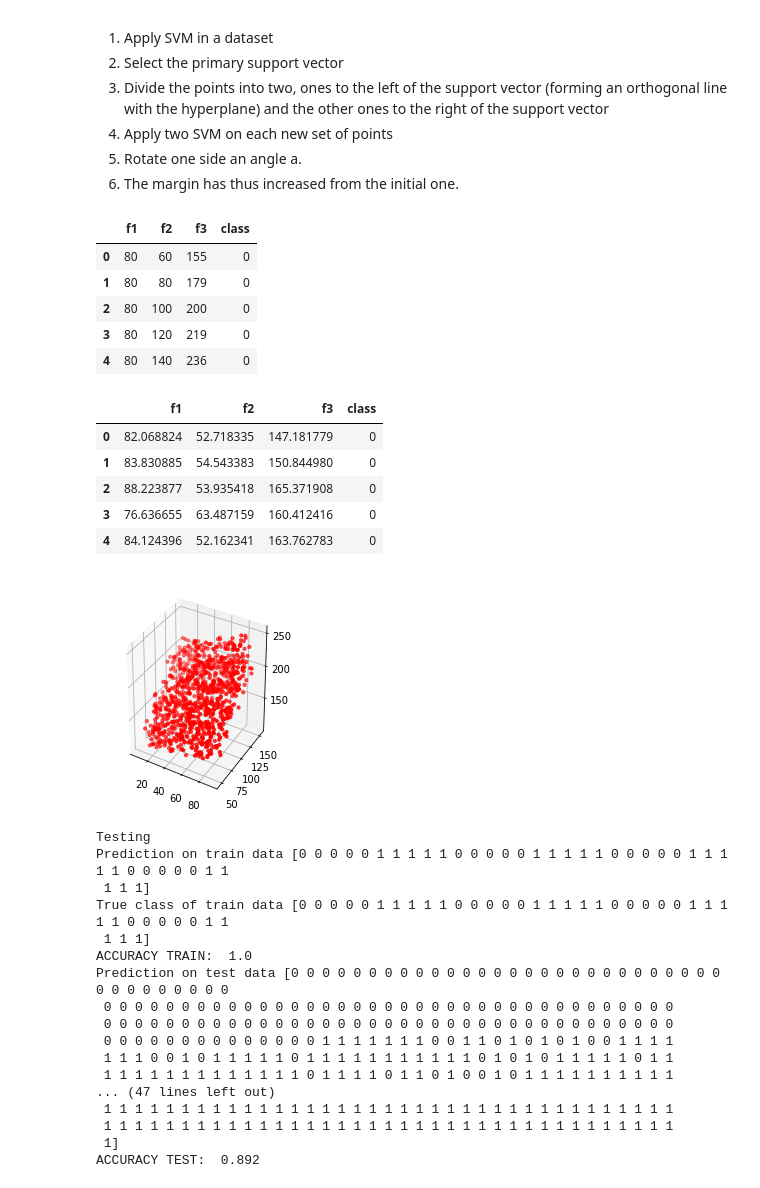
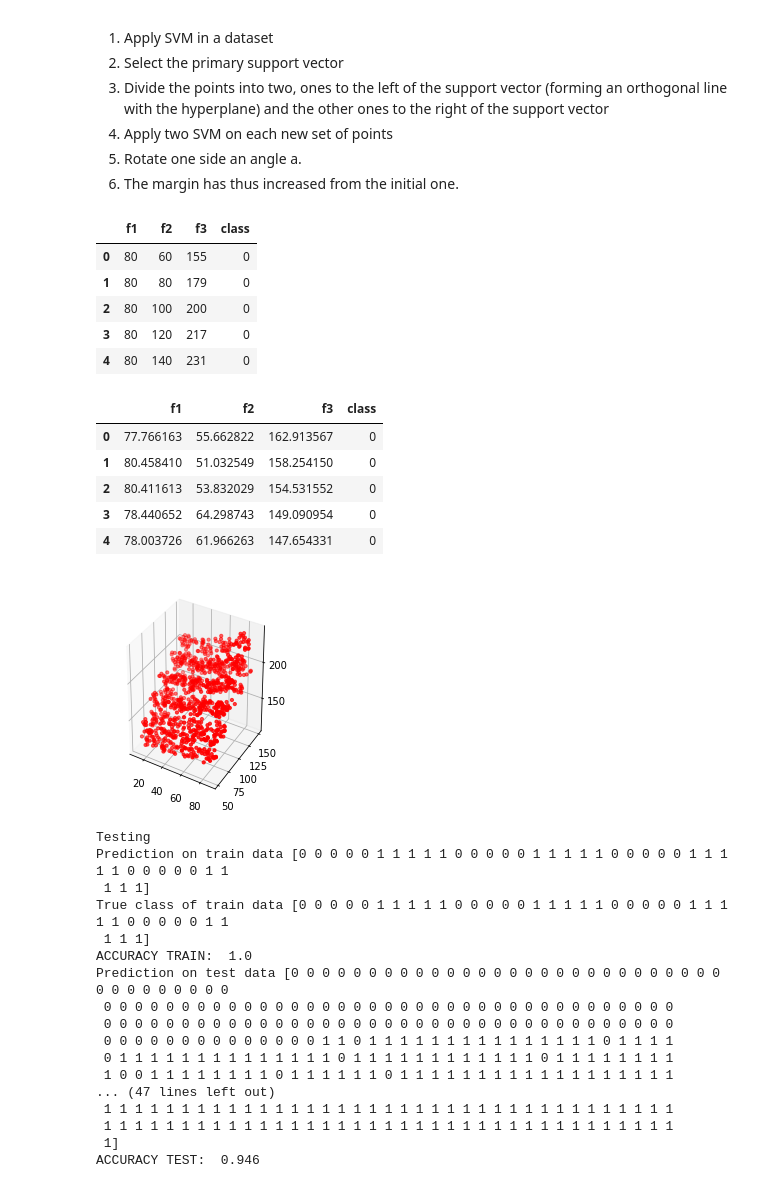
Before and after one commit to egarciamartin/svm_hyperplane_folding, a Jupyter notebook: code/3D/SVM_3D.ipynb, the cells around one changed output. Drawn from its saved outputs; the diff is of its cells as text; code cells hidden in the pictures.

```diff
--- a/code/3D/SVM_3D.ipynb
+++ b/code/3D/SVM_3D.ipynb
@@ -696,56 +728,55 @@ def sample_spherical(center,radius,npoints):
         xl.append(x + center[0])
         yl.append(y + center[1])
         zl.append(z + center[2])
         n+=1
     return xl,yl,zl
 
 
-radius = 15
+radius = 10
 npoints= 25
 
-training_set = load_dataset('bmi.csv')
+training_set = load_dataset('bmiv2.csv')
 display(training_set.head())
 test_set = {'f1':[], 'f2': [], 'f3':[], 'class':[]}
 
 for index, row in training_set.iterrows():
     x,y,z = sample_spherical(center=[row['f1'],row['f2'],row['f3']], radius=radius, npoints=npoints)
     test_set['f1'].extend(x)
     test_set['f2'].extend(y)
     test_set['f3'].extend(z)
     cl = [row['class']]*npoints
     test_set['class'].extend(cl)
 
 fig, ax = plt.subplots(1, 1, subplot_kw={'projection':'3d', 'aspect':'equal'})
 ax.scatter(test_set['f1'], test_set['f2'], test_set['f3'], s=10, c='r', zorder=10)
 test_set_df = pd.DataFrame.from_dict(test_set)
 display(test_set_df.head())
-test_set_df.to_csv('../../datasets/test_bmi.csv', index=False)
+test_set_df.to_csv('../../datasets/test_bmiv2_10.csv', index=False)
 # %% [output]
 |  | f1 | f2 | f3 | class |
 | 0 | 80 | 60 | 155 | 0 |
 | 1 | 80 | 80 | 179 | 0 |
 | 2 | 80 | 100 | 200 | 0 |
-| 3 | 80 | 120 | 219 | 0 |
-| 4 | 80 | 140 | 236 | 0 |
+| 3 | 80 | 120 | 217 | 0 |
+| 4 | 80 | 140 | 231 | 0 |
 |  | f1 | f2 | f3 | class |
-| 0 | 82.068824 | 52.718335 | 147.181779 | 0 |
-| 1 | 83.830885 | 54.543383 | 150.844980 | 0 |
-| 2 | 88.223877 | 53.935418 | 165.371908 | 0 |
-| 3 | 76.636655 | 63.487159 | 160.412416 | 0 |
-| 4 | 84.124396 | 52.162341 | 163.762783 | 0 |
+| 0 | 77.766163 | 55.662822 | 162.913567 | 0 |
+| 1 | 80.458410 | 51.032549 | 158.254150 | 0 |
+| 2 | 80.411613 | 53.832029 | 154.531552 | 0 |
+| 3 | 78.440652 | 64.298743 | 149.090954 | 0 |
+| 4 | 78.003726 | 61.966263 | 147.654331 | 0 |
-[figure, old version]
+[figure, new version]
 # %%
 # Simulation: Testing
 # Need to do the same rotations that we did for training, and keep track of it.
 
 
-def testing(dataset):
+def testing(dataset, test_dataset):
     """
     Need to do an SVM to the initial data, and use that SVM model to classify the test set.
     """
     print("Testing")
     training = dataset
-    testing_dataset = pd.read_csv('../../datasets/test_bmi.csv')
 #     testing_dataset = testing_dataset.round({'f1': 0, 'f2': 0, 'f3':0})
 #     display(testing_dataset.head())
 #     display(training.head())
@@ -761,8 +792,8 @@ def testing(dataset):
     print("ACCURACY TRAIN: ", accuracy_score(y_true_train, y_pred_train))
 
     #Testing
-    y_pred_test = clf.predict(testing_dataset.iloc[:,:3])
-    y_true_test = testing_dataset['class'].values
+    y_pred_test = clf.predict(test_dataset.iloc[:,:3])
+    y_true_test = test_dataset['class'].values
     print("Prediction on test data" , y_pred_test)
     print("True class of test data", y_true_test)
     print("ACCURACY TEST: ", accuracy_score(y_true_test, y_pred_test))
@@ -770,7 +801,8 @@ def testing(dataset):
 
 
 dataset = load_dataset('bmi.csv')
-testing(dataset)
+test_dataset = pd.read_csv('../../datasets/test_bmiv2_10.csv')
+testing(dataset,test_dataset)
 # %% [output]
 Testing
 Prediction on train data [0 0 0 0 0 1 1 1 1 1 0 0 0 0 0 1 1 1 1 1 0 0 0 0 0 1 1 1 1 1 0 0 0 0 0 1 1
@@ -781,14 +813,14 @@ ACCURACY TRAIN:  1.0
 Prediction on test data [0 0 0 0 0 0 0 0 0 0 0 0 0 0 0 0 0 0 0 0 0 0 0 0 0 0 0 0 0 0 0 0 0 0 0 0 0
  0 0 0 0 0 0 0 0 0 0 0 0 0 0 0 0 0 0 0 0 0 0 0 0 0 0 0 0 0 0 0 0 0 0 0 0 0
  0 0 0 0 0 0 0 0 0 0 0 0 0 0 0 0 0 0 0 0 0 0 0 0 0 0 0 0 0 0 0 0 0 0 0 0 0
- 0 0 0 0 0 0 0 0 0 0 0 0 0 0 1 1 1 1 1 1 1 0 0 1 1 0 1 0 1 0 1 0 0 1 1 1 1
- 1 1 1 0 0 1 0 1 1 1 1 1 0 1 1 1 1 1 1 1 1 1 1 1 0 1 0 1 0 1 1 1 1 1 0 1 1
- 1 1 1 1 1 1 1 1 1 1 1 1 1 0 1 1 1 1 0 1 1 0 1 0 0 1 0 1 1 1 1 1 1 1 1 1 1
+ 0 0 0 0 0 0 0 0 0 0 0 0 0 0 1 1 0 1 1 1 1 1 1 1 1 1 1 1 1 1 1 1 0 1 1 1 1
+ 0 1 1 1 1 1 1 1 1 1 1 1 1 1 1 0 1 1 1 1 1 1 1 1 1 1 1 1 0 1 1 1 1 1 1 1 1
+ 1 0 0 1 1 1 1 1 1 1 1 0 1 1 1 1 1 1 0 1 1 1 1 1 1 1 1 1 1 1 1 1 1 1 1 1 1
 ... (47 lines left out)
  1 1 1 1 1 1 1 1 1 1 1 1 1 1 1 1 1 1 1 1 1 1 1 1 1 1 1 1 1 1 1 1 1 1 1 1 1
  1 1 1 1 1 1 1 1 1 1 1 1 1 1 1 1 1 1 1 1 1 1 1 1 1 1 1 1 1 1 1 1 1 1 1 1 1
  1]
-ACCURACY TEST:  0.892
+ACCURACY TEST:  0.946
 # %%
 # Simulation: Training.
 
```
Also changed, not shown: parts of 5 cells of this notebook, 5 other files.
